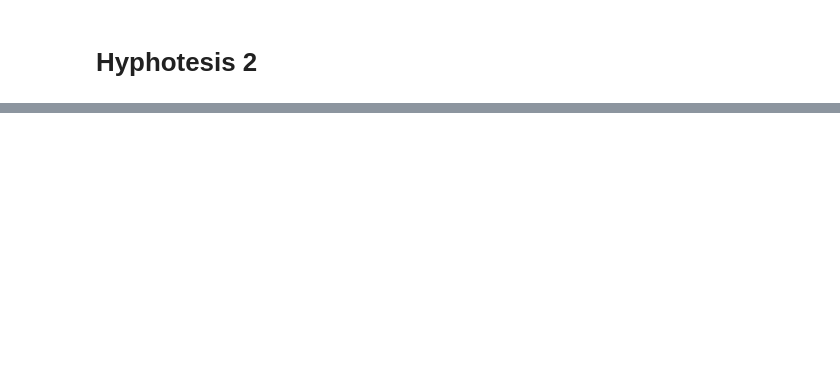
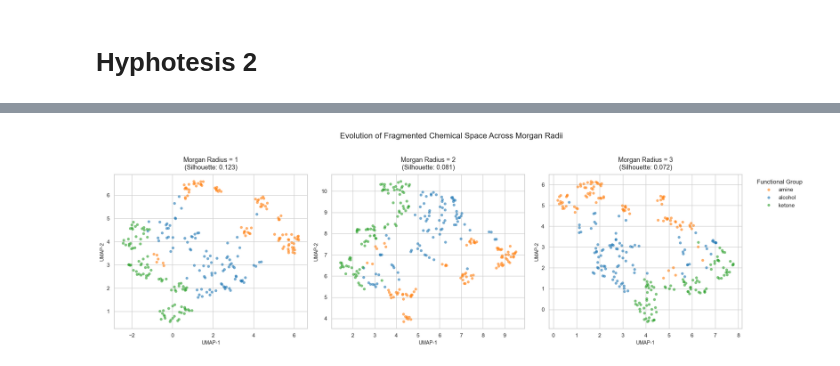
Before and after one commit to karlfindhansen/Non-Euclidean-Distances-in-Molecular-Representation, a Jupyter notebook: notebooks/QM9/clustering/euclidean/descriptors/morgan/morgan_hypo.ipynb, the cells around one changed output, grey strips where cells are left out. Cells and saved outputs as stored; diff of their text form; code cells hidden in the pictures; blank space fills up the shorter version.

```diff
--- a/notebooks/QM9/clustering/euclidean/descriptors/morgan/morgan_hypo.ipynb
+++ b/notebooks/QM9/clustering/euclidean/descriptors/morgan/morgan_hypo.ipynb
@@ -360,0 +614,84 @@ plot_distance_matrix_projection(dist_matrix_hyp2, fingerprint="morgan", projecti
+# %%
+import numpy as np
+import polars as pl
+import matplotlib.pyplot as plt
+import seaborn as sns
+import umap
+from rdkit import Chem
+from rdkit.Chem import AllChem
+from sklearn.metrics import pairwise_distances, silhouette_score
+
+# -----------------------------------------------------------------------------
+# 1. Setup & Fingerprint Generation Function
+# -----------------------------------------------------------------------------
+def compute_morgan_bit_vect(smiles: str, radius: int, n_bits: int = 2048) -> np.ndarray:
+    """Generates an explicit boolean numpy array for a Morgan Fingerprint."""
+    mol = Chem.MolFromSmiles(smiles)
+    if mol is None:
+        return np.zeros(n_bits, dtype=np.bool_)
+    fp = AllChem.GetMorganFingerprintAsBitVect(mol, radius=radius, nBits=n_bits)
+    arr = np.zeros((1,), dtype=np.int8)
+    Chem.DataStructs.ConvertToNumpyArray(fp, arr)
+    return arr.astype(bool)
+
+# Extract targets for tracking and coloring
+labels = df_exp2["functional_groups"].to_numpy()
+radii_to_test = [1, 2, 3]
+
+# Initialize the side-by-side matplotlib figure (1 row, 3 columns)
+fig, axes = plt.subplots(1, 3, figsize=(20, 6), sharex=False, sharey=False)
+sns.set_theme(style="whitegrid")
+
+# Define a stable color palette for consistency across subplots
+unique_labels = sorted(list(np.unique(labels)))
+palette = dict(zip(unique_labels, sns.color_palette("tab10", len(unique_labels))))
+
+# -----------------------------------------------------------------------------
+# 2. Iterative UMAP Generation and Plotting
+# -----------------------------------------------------------------------------
+for idx, r in enumerate(radii_to_test):
+    print(f"Computing UMAP for Radius = {r}...")
+    ax = axes[idx]
+
+    # 2.1 Generate fingerprints and Jaccard matrix
+    fps = np.array([compute_morgan_bit_vect(s, radius=r) for s in df_exp2["canonical_smiles"]])
+    dist_matrix = pairwise_distances(fps, metric="jaccard")
+
+    # 2.2 Compute Silhouette Score for the subplot title
+    score = silhouette_score(dist_matrix, labels, metric="precomputed")
+
+    # 2.3 Fit UMAP using the precomputed distance matrix
+    reducer = umap.UMAP(
+        n_neighbors=15,
+        min_dist=0.1,
+        metric="precomputed",
+        random_state=42
+    )
+    embedding = reducer.fit_transform(dist_matrix)
+
+    # 2.4 Plot the embedding on its designated axis
+    sns.scatterplot(
+        x=embedding[:, 0],
+        y=embedding[:, 1],
+        hue=labels,
+        palette=palette,
+        alpha=0.6,
+        edgecolor=None,
+        s=25,
+        ax=ax,
+        legend=(idx == 2) # Only render the legend on the final subplot to save space
+    )
+
+    # 2.5 Style the individual subplots
+    ax.set_title(f"Morgan Radius = {r}\n(Silhouette: {score:.3f})", fontsize=13, pad=10)
+    ax.set_xlabel("UMAP-1", fontsize=10)
+    ax.set_ylabel("UMAP-2", fontsize=10)
+
+# Move the unified legend to the right of the figure grid
+if axes[2].get_legend() is not None:
+    axes[2].legend(title="Functional Group", bbox_to_anchor=(1.05, 1), loc='upper left')
+
+plt.suptitle("Evolution of Fragmented Chemical Space Across Morgan Radii", fontsize=16, y=1.02)
+plt.tight_layout()
+plt.show()
+# %% [output]
@@ -360,0 +701 @@ plot_distance_matrix_projection(dist_matrix_hyp2, fingerprint="morgan", projecti
+[figure, added]
```
Also changed, not shown: parts of 32 cells of this notebook, 13 other files.
